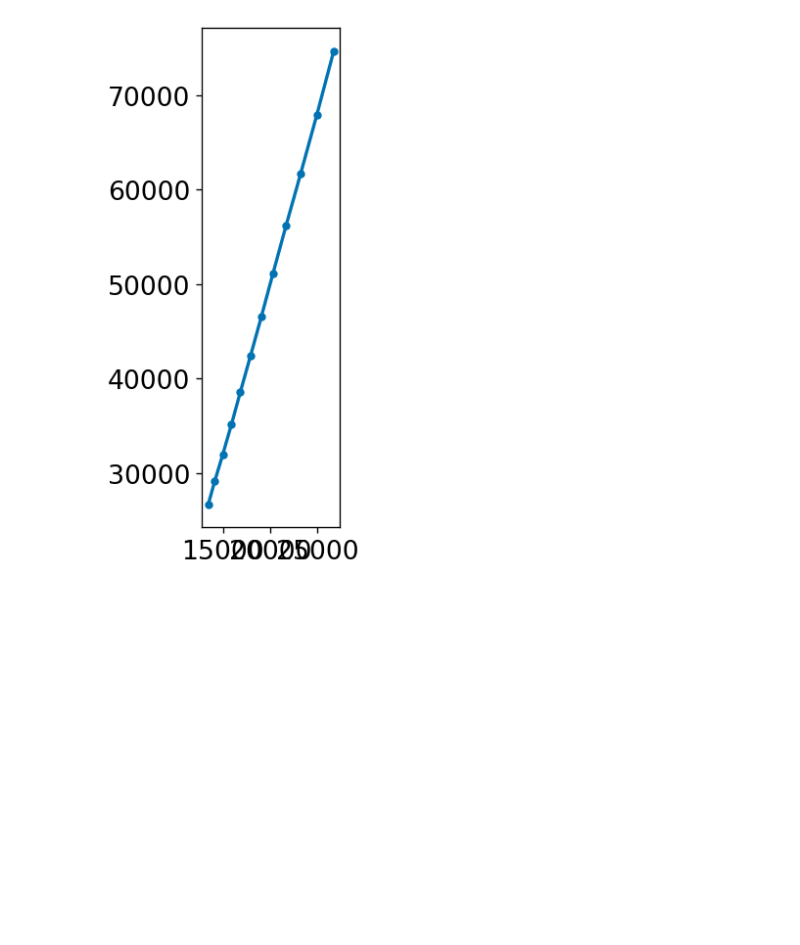
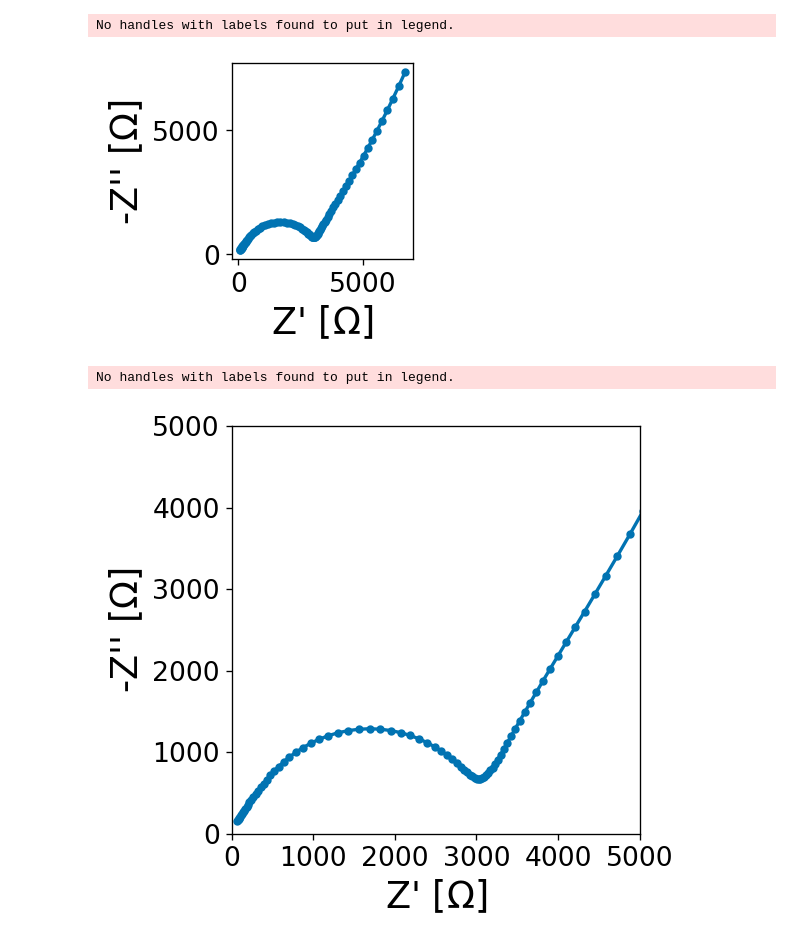
Before and after one commit to WildcatDiscovery/Kyler_Speed_Circuit, a Jupyter notebook: python_notebooks/linear_kk.ipynb, the cells around one changed output. Saved outputs shown, nothing was run; the diff lists cells and outputs as text; code cells hidden in the pictures; blank space fills up the shorter version.

```diff
--- a/python_notebooks/linear_kk.ipynb
+++ b/python_notebooks/linear_kk.ipynb
@@ -5,9 +5,5 @@ path=r"C:\Users\cjang\Desktop\\"
 path2 = r"C:\Users\cjang\Desktop\impedance_data\data\\"
 data = ['DE_40_1_30.mpt']
 # %%
-re = mpt_data(path, data)
+adj_re = mpt_data(path, data, mask = [10**6, 10**1.5])
 re2 = mpt_data(path2, data)
-# %%
-pre = importer(path, data, mask_front = 6, mask_back = 1.5, width = 10, height = 10)
-
-adj_re = pre[0]
@@ -16,8 +10,14 @@ adj_re = pre[0]
 # %%
-adj_re.set_new_gph_dims(5,5)
 adj_re.mpt_plot()
 # %% [output]
+No handles with labels found to put in legend.
-[figure, old version]
+[figure, new version]
+# %%
+adj_re.set_new_gph_dims(10,10)
+adj_re.mpt_plot(x_window = [0,5000], y_window = [0,5000])
+# %% [output]
+No handles with labels found to put in legend.
+[figure, added]
 # %%
 #GUESSES BROUGHT FROM INIT VALUES
 Rs_guess = 40
```
Also changed, not shown: parts of 6 cells of this notebook.
